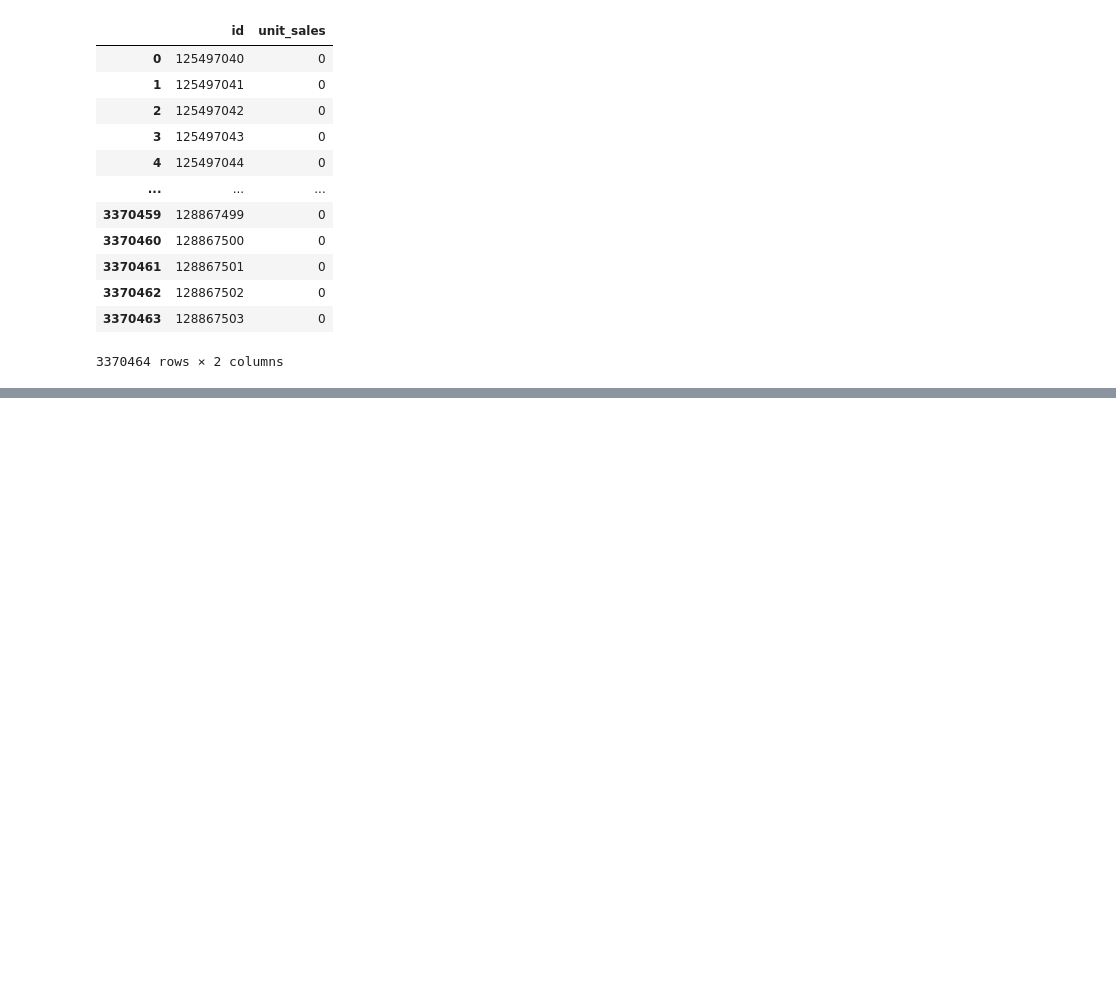
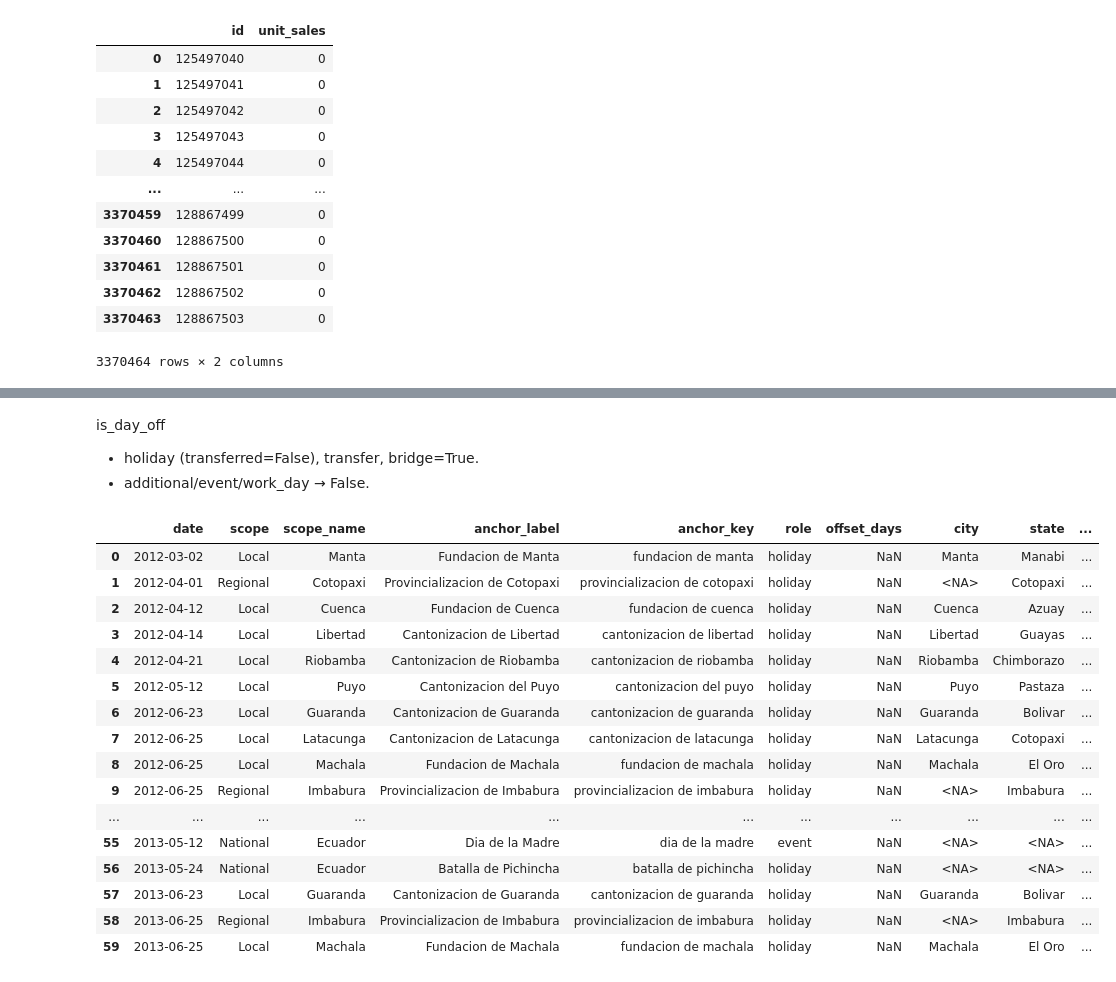
Before and after one commit to GregW04/Demand-Forecast, a Jupyter notebook: DF_wakacyjne_wyzwanie/EDA/EDA_Greggy.ipynb, the cells around one changed output, grey strips where cells are left out. Drawn from its saved outputs; the diff is of its cells as text; code cells hidden in the pictures; blank space fills up the shorter version.

Commit message:
feat: add holidays preproc

```diff
--- a/DF_wakacyjne_wyzwanie/EDA/EDA_Greggy.ipynb
+++ b/DF_wakacyjne_wyzwanie/EDA/EDA_Greggy.ipynb
@@ -709,6 +769,6 @@ top3: GROCERY I, BEVERAGES, CLEANING
 # %%
-items_encoded = items.drop(['family'], axis=1)
-items_encoded.head()
+items = items.drop(['family'], axis=1)
+items.head()
 # %% [output]
 |  | item_nbr | class | perishable |
 | 0 | 96995 | 1093 | 0 |
@@ -800,12 +901,12 @@ plot_distribution(stores, 'cluster')
 # %% [output]
 [figure]
 # %%
-stores_encoded = stores.copy()
+stores_cpy = stores.copy()
 
 for col in ['city', 'state']:
-    counts = stores_encoded[col].value_counts()
-    stores_encoded[col] = stores_encoded[col].where(stores_encoded[col].isin(counts[counts > 3].index), "Other")
-    print(stores_encoded[col].value_counts())
+    counts = stores[col].value_counts()
+    stores[col] = stores[col].where(stores[col].isin(counts[counts > 3].index), "Other")
+    print(stores[col].value_counts())
     print()
 # %% [output]
 city
@@ -820,8 +921,8 @@ Pichincha    19
 Guayas       11
 Name: count, dtype: int64
 # %%
-stores_encoded = pd.get_dummies(stores_encoded, columns=['type', 'city', 'state'])
-stores_encoded.info()
+stores = pd.get_dummies(stores, columns=['type', 'city', 'state'])
+stores.info()
 # %% [output]
 <class 'pandas.core.frame.DataFrame'>
 RangeIndex: 54 entries, 0 to 53
@@ -981,0 +1207,2 @@ sample_submission
+# %%
+holidays_events['date'] = pd.to_datetime(holidays_events['date'])
@@ -981,0 +1330,4 @@ sample_submission
+# %% [markdown]
+is_day_off
+- holiday (transferred=False), transfer, bridge=True.
+- additional/event/work_day → False.
@@ -981,0 +1492,24 @@ sample_submission
+# %%
+hp = preprocess_holidays(holidays_events, stores, items,
+                         business_level="city",
+                         product_level="family")
+
+hp.head(60)
+# %% [output]
+|  | date | scope | scope_name | anchor_label | anchor_key | role | offset_days | city | state | ... |
+| 0 | 2012-03-02 | Local | Manta | Fundacion de Manta | fundacion de manta | holiday | NaN | Manta | Manabi | ... |
+| 1 | 2012-04-01 | Regional | Cotopaxi | Provincializacion de Cotopaxi | provincializacion de cotopaxi | holiday | NaN | <NA> | Cotopaxi | ... |
+| 2 | 2012-04-12 | Local | Cuenca | Fundacion de Cuenca | fundacion de cuenca | holiday | NaN | Cuenca | Azuay | ... |
+| 3 | 2012-04-14 | Local | Libertad | Cantonizacion de Libertad | cantonizacion de libertad | holiday | NaN | Libertad | Guayas | ... |
+| 4 | 2012-04-21 | Local | Riobamba | Cantonizacion de Riobamba | cantonizacion de riobamba | holiday | NaN | Riobamba | Chimborazo | ... |
+| 5 | 2012-05-12 | Local | Puyo | Cantonizacion del Puyo | cantonizacion del puyo | holiday | NaN | Puyo | Pastaza | ... |
+| 6 | 2012-06-23 | Local | Guaranda | Cantonizacion de Guaranda | cantonizacion de guaranda | holiday | NaN | Guaranda | Bolivar | ... |
+| 7 | 2012-06-25 | Local | Latacunga | Cantonizacion de Latacunga | cantonizacion de latacunga | holiday | NaN | Latacunga | Cotopaxi | ... |
+| 8 | 2012-06-25 | Local | Machala | Fundacion de Machala | fundacion de machala | holiday | NaN | Machala | El Oro | ... |
+| 9 | 2012-06-25 | Regional | Imbabura | Provincializacion de Imbabura | provincializacion de imbabura | holiday | NaN | <NA> | Imbabura | ... |
+| ... | ... | ... | ... | ... | ... | ... | ... | ... | ... | ... |
+| 55 | 2013-05-12 | National | Ecuador | Dia de la Madre | dia de la madre | event | NaN | <NA> | <NA> | ... |
+| 56 | 2013-05-24 | National | Ecuador | Batalla de Pichincha | batalla de pichincha | holiday | NaN | <NA> | <NA> | ... |
+| 57 | 2013-06-23 | Local | Guaranda | Cantonizacion de Guaranda | cantonizacion de guaranda | holiday | NaN | Guaranda | Bolivar | ... |
+| 58 | 2013-06-25 | Regional | Imbabura | Provincializacion de Imbabura | provincializacion de imbabura | holiday | NaN | <NA> | Imbabura | ... |
+| 59 | 2013-06-25 | Local | Machala | Fundacion de Machala | fundacion de machala | holiday | NaN | Machala | El Oro | ... |
```
Also changed, not shown: parts of 61 cells of this notebook.
